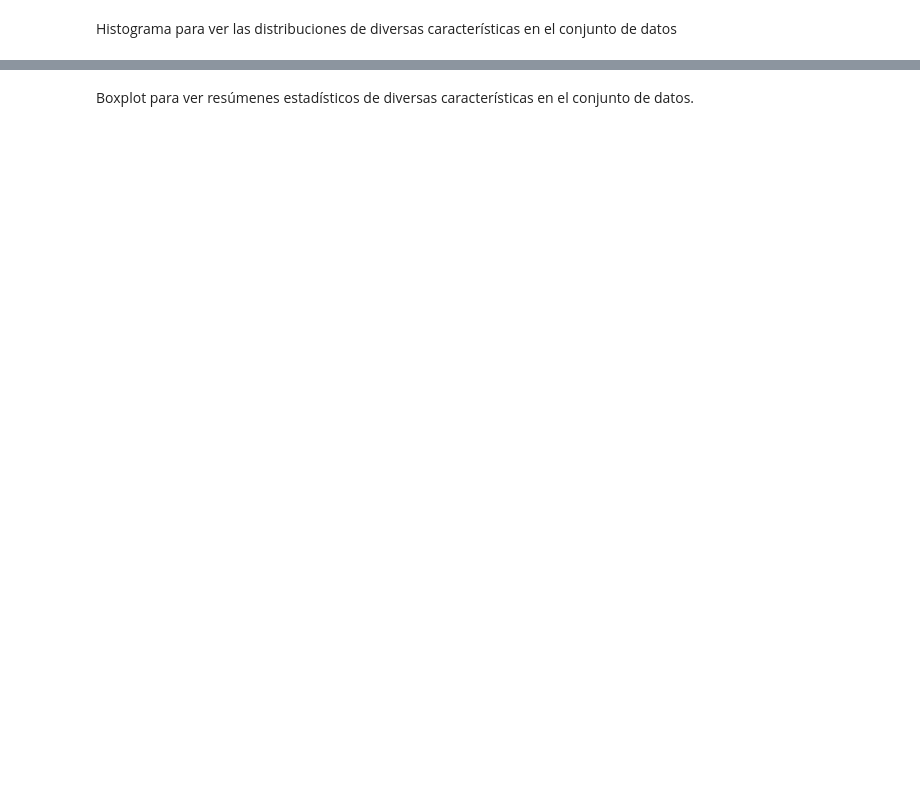
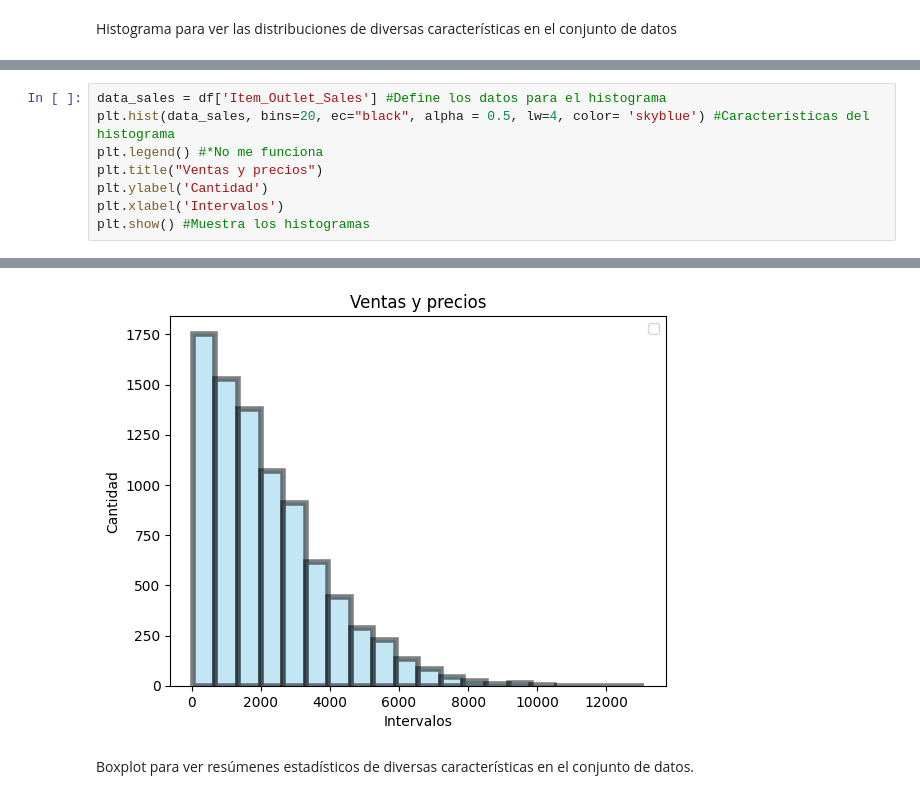
Before and after one commit to olmagra/Proyecto_Predicciones-de-ventas, a Jupyter notebook: Prediccion_Ventas_Alimentos.ipynb, the cells around one changed output, grey strips where cells are left out. Cells and saved outputs as stored; diff of their text form; blank space fills up the shorter version.

```diff
--- a/Prediccion_Ventas_Alimentos.ipynb
+++ b/Prediccion_Ventas_Alimentos.ipynb
@@ -457,0 +469,9 @@ Histograma para ver las distribuciones de diversas características en el conjun
+# %%
+data_sales = df['Item_Outlet_Sales'] #Define los datos para el histograma
+plt.hist(data_sales, bins=20, ec="black", alpha = 0.5, lw=4, color= 'skyblue') #Características del histograma
+plt.legend() #*No me funciona
+plt.title("Ventas y precios")
+plt.ylabel('Cantidad')
+plt.xlabel('Intervalos')
+plt.show() #Muestra los histogramas
+# %% [output]
@@ -458,2 +479,3 @@ Histograma para ver las distribuciones de diversas características en el conjun
+[figure, added]
 # %% [markdown]
 Boxplot para ver resúmenes estadísticos de diversas características en el conjunto de datos.
```
Also changed, not shown: parts of 16 cells of this notebook.
